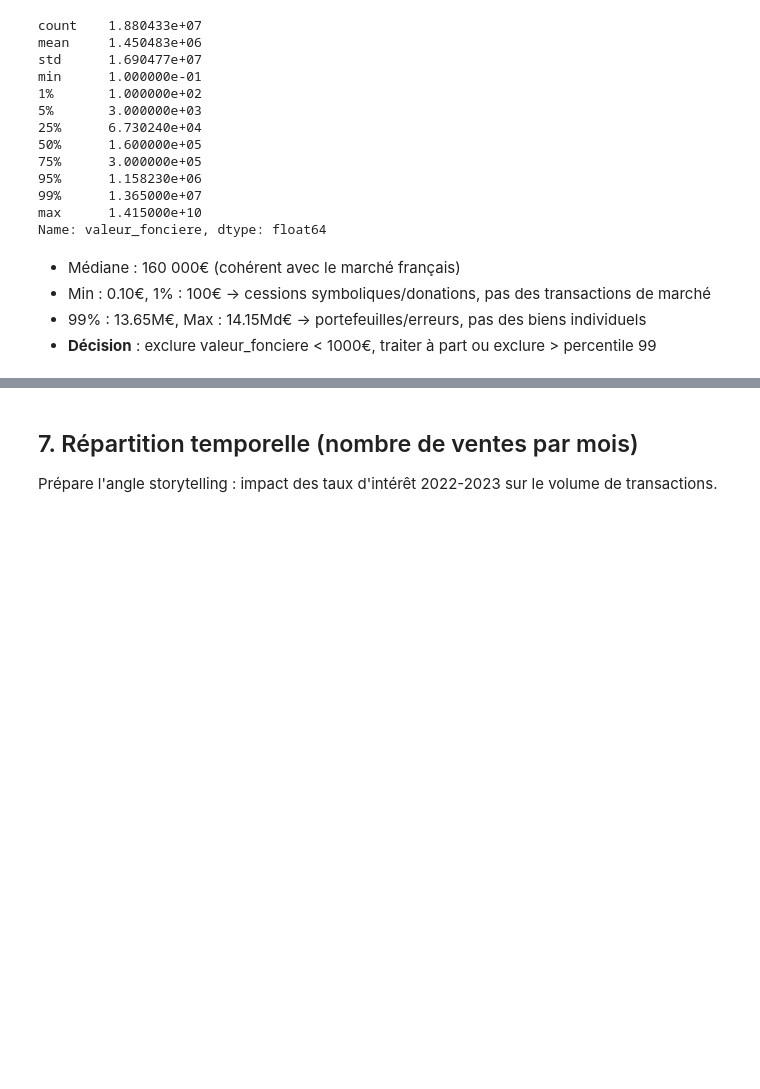
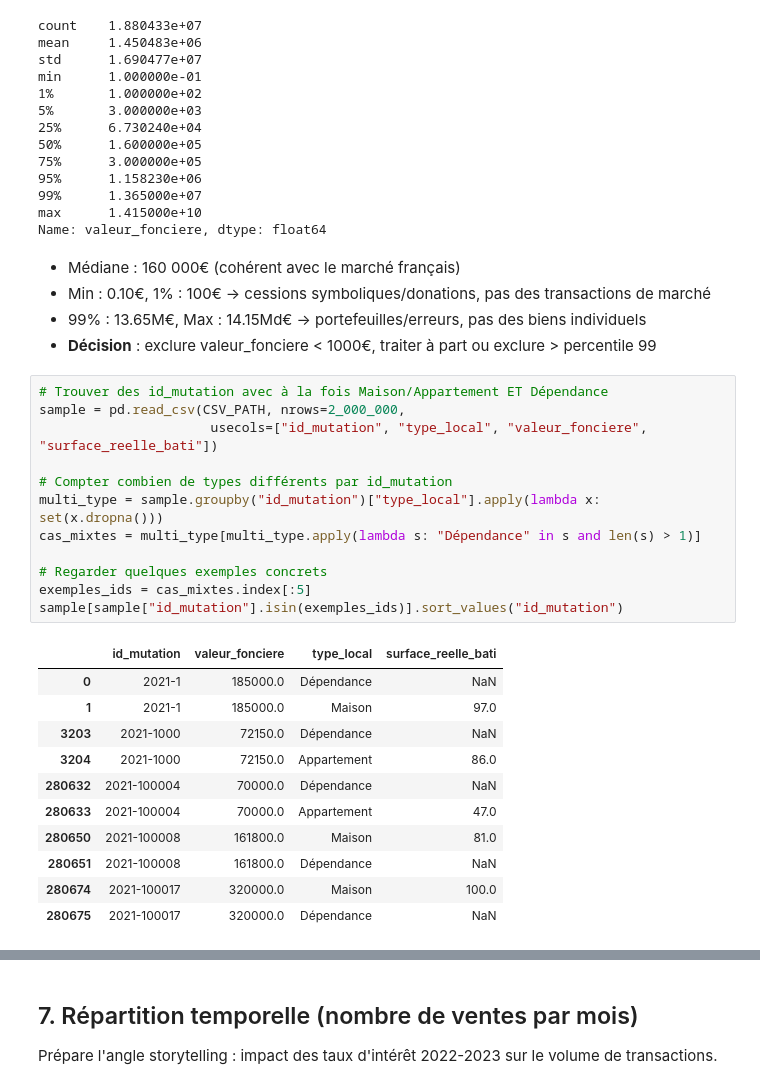
Before and after one commit to sanagargouri/projet-immo-france, a Jupyter notebook: notebooks/01_exploration_dvf.ipynb, the cells around one changed output, grey strips where cells are left out. Drawn from its saved outputs; the diff is of its cells as text; blank space fills up the shorter version.

```diff
--- a/notebooks/01_exploration_dvf.ipynb
+++ b/notebooks/01_exploration_dvf.ipynb
@@ -265,3 +273,27 @@ Name: valeur_fonciere, dtype: float64
 - Min : 0.10€, 1% : 100€ → cessions symboliques/donations, pas des transactions de marché
 - 99% : 13.65M€, Max : 14.15Md€ → portefeuilles/erreurs, pas des biens individuels
 - **Décision** : exclure valeur_fonciere < 1000€, traiter à part ou exclure > percentile 99
+# %%
+# Trouver des id_mutation avec à la fois Maison/Appartement ET Dépendance
+sample = pd.read_csv(CSV_PATH, nrows=2_000_000,
+                      usecols=["id_mutation", "type_local", "valeur_fonciere", "surface_reelle_bati"])
+
+# Compter combien de types différents par id_mutation
+multi_type = sample.groupby("id_mutation")["type_local"].apply(lambda x: set(x.dropna()))
+cas_mixtes = multi_type[multi_type.apply(lambda s: "Dépendance" in s and len(s) > 1)]
+
+# Regarder quelques exemples concrets
+exemples_ids = cas_mixtes.index[:5]
+sample[sample["id_mutation"].isin(exemples_ids)].sort_values("id_mutation")
+# %% [output]
+|  | id_mutation | valeur_fonciere | type_local | surface_reelle_bati |
+| 0 | 2021-1 | 185000.0 | Dépendance | NaN |
+| 1 | 2021-1 | 185000.0 | Maison | 97.0 |
+| 3203 | 2021-1000 | 72150.0 | Dépendance | NaN |
+| 3204 | 2021-1000 | 72150.0 | Appartement | 86.0 |
+| 280632 | 2021-100004 | 70000.0 | Dépendance | NaN |
+| 280633 | 2021-100004 | 70000.0 | Appartement | 47.0 |
+| 280650 | 2021-100008 | 161800.0 | Maison | 81.0 |
+| 280651 | 2021-100008 | 161800.0 | Dépendance | NaN |
+| 280674 | 2021-100017 | 320000.0 | Maison | 100.0 |
+| 280675 | 2021-100017 | 320000.0 | Dépendance | NaN |
```
Also changed, not shown: parts of 6 cells of this notebook, 3 other files.
